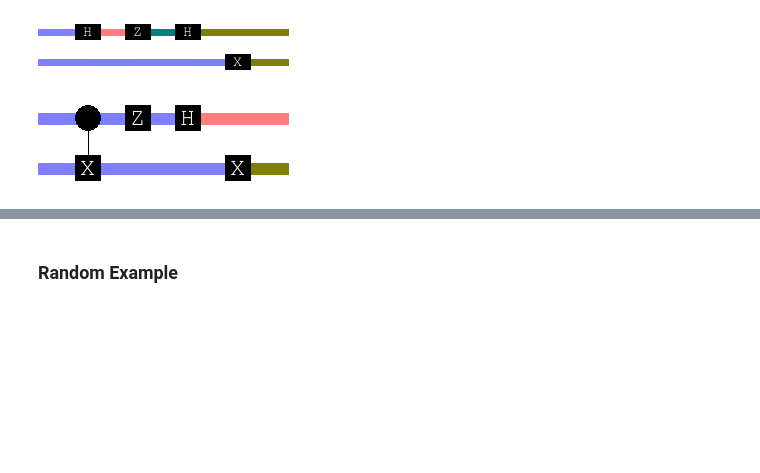
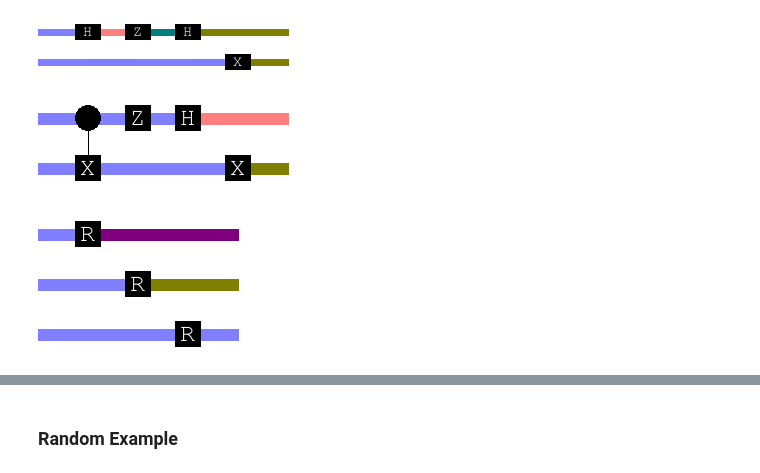
Before and after one commit to jpmarceaux/jpq, a Jupyter notebook: Prototyping.ipynb, the cells around one changed output, grey strips where cells are left out. Saved outputs shown, nothing was run; the diff lists cells and outputs as text; code cells hidden in the pictures; blank space fills up the shorter version.

```diff
--- a/Prototyping.ipynb
+++ b/Prototyping.ipynb
@@ -29,7 +29,13 @@ def embedded_1qubit(label, width):
     idx = label[1]
 
     try:
-        g = KNOWN_GATES[tstr]()
+        if tstr == 'r':
+            t = label[2]
+            n = label[3] if len(label) > 3 else [1, 0, 0]
+            n = np.array(n)/(n[0]**2 + n[1]**2 + n[2]**2)**0.5
+            g = np.eye(2, dtype=complex)*np.cos(t/2) - 1j*np.sin(t/2) * (n[0]*SigmaX() + n[1]*SigmaY() + n[2]*SigmaZ())
+        else:
+            g = KNOWN_GATES[tstr]()
     except KeyError as e:
         raise ValueError(f"tchar '{tstr}' not in dictionary") from e
 
@@ -229,3 +270,10 @@ painter = Painter()
 painter.paint(circ)
 # %% [output]
 [figure]
+# %%
+layers = [[('r', 0, np.pi/2)], [('r',1, np.pi)], [('r',2, 2*np.pi)]]
+circ = Circuit(3, layers)
+painter = Painter((50, 50))
+painter.paint(circ)
+# %% [output]
+[figure, added]
```
Also changed, not shown: parts of 6 cells of this notebook.
